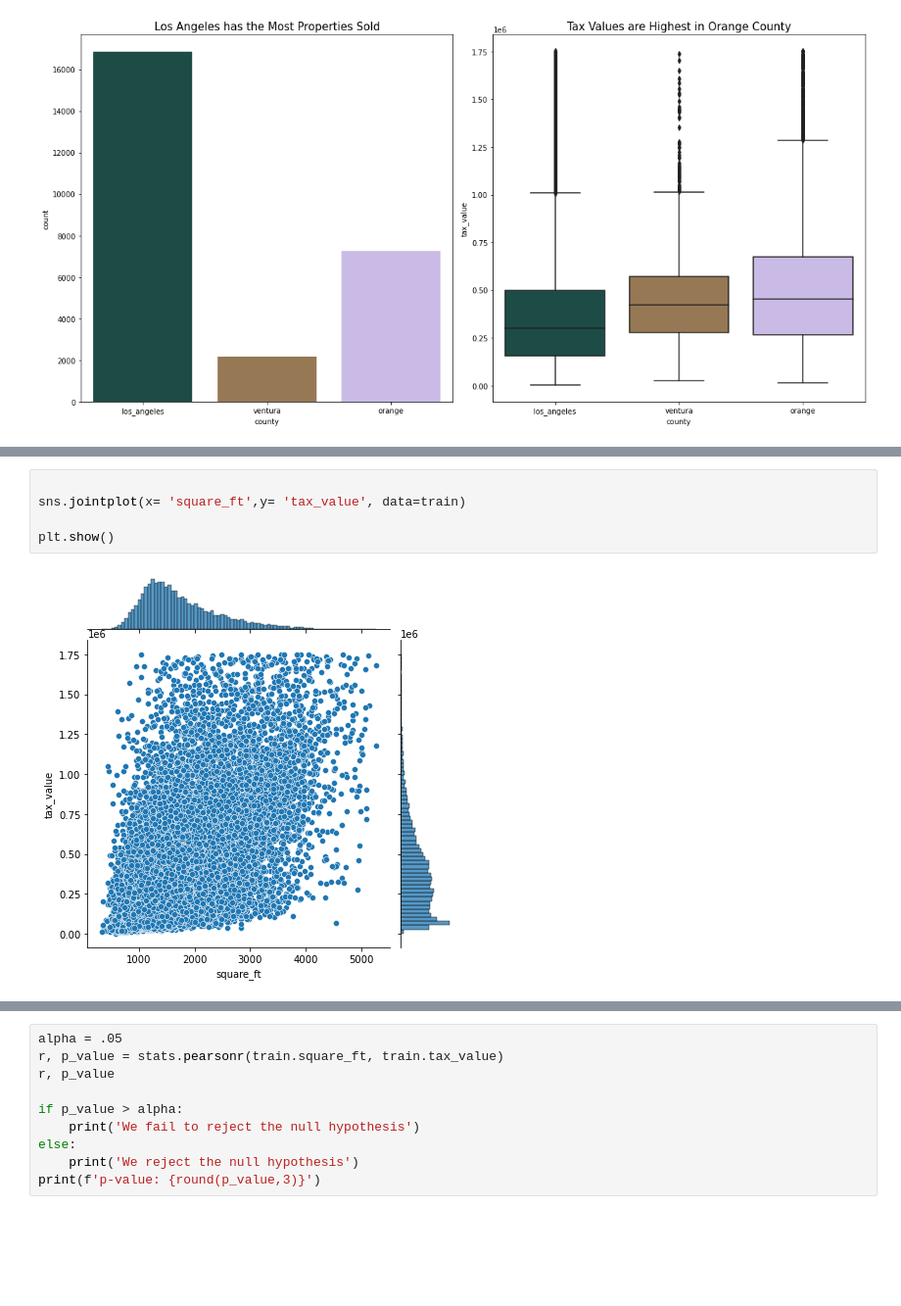
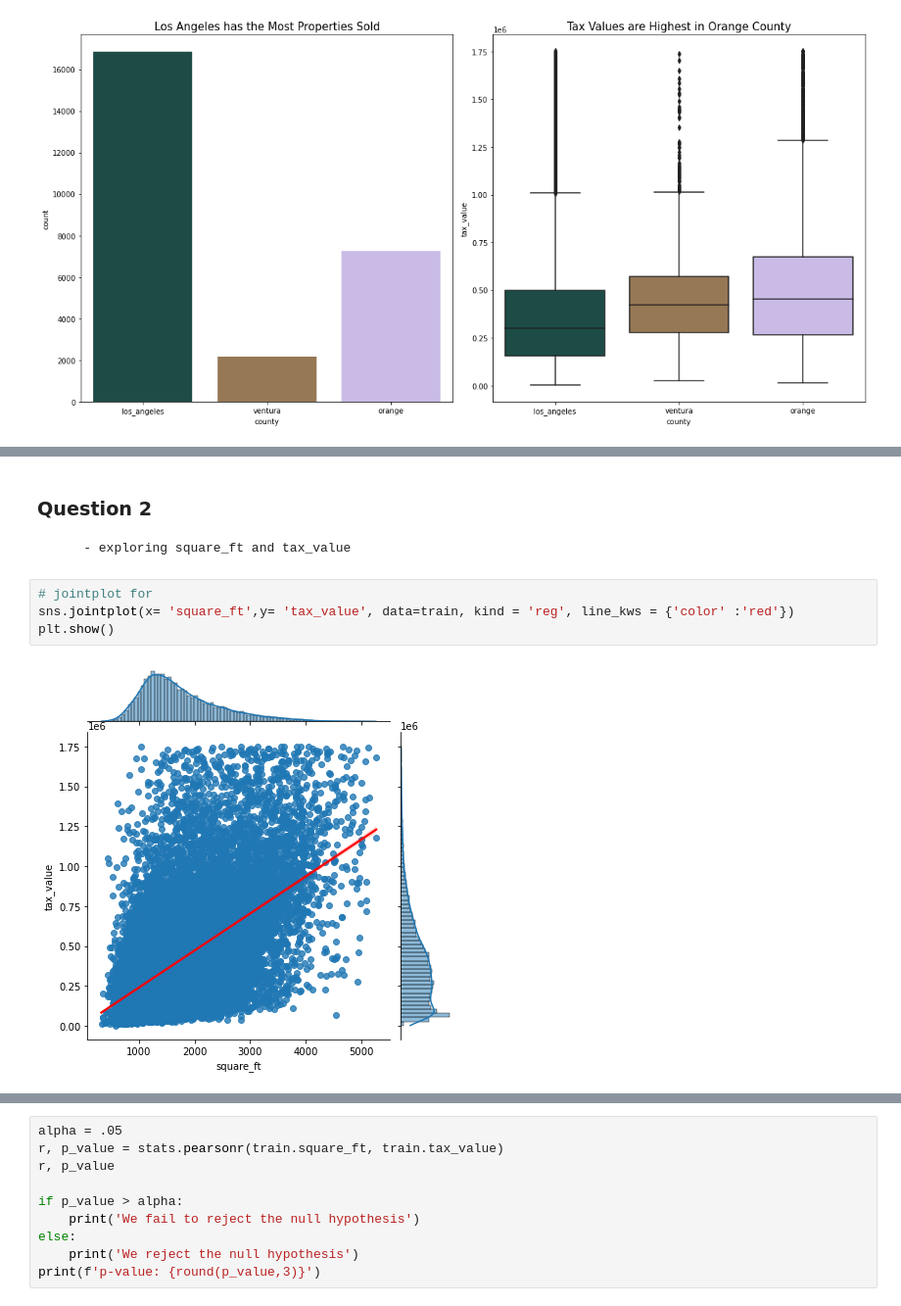
Before and after one commit to MatthewL09/zillow-regression-project, a Jupyter notebook: zillow_work.ipynb, the cells around one changed output, grey strips where cells are left out. Shown at 98% size. Cells and saved outputs as stored; diff of their text form; blank space fills up the shorter version.

```diff
--- a/zillow_work.ipynb
+++ b/zillow_work.ipynb
@@ -479,10 +479,12 @@ plt.show()
+# %% [markdown]
+### Question 2
+        - exploring square_ft and tax_value
 # %%
-
-sns.jointplot(x= 'square_ft',y= 'tax_value', data=train)
-
+# jointplot for
+sns.jointplot(x= 'square_ft',y= 'tax_value', data=train, kind = 'reg', line_kws = {'color' :'red'})
 plt.show()
 # %% [output]
-[figure, old version]
+[figure, new version]
 # %% [markdown]
 ### Hypothesis testing with Pearson's r
 
```
Also changed, not shown: parts of 16 cells of this notebook.
